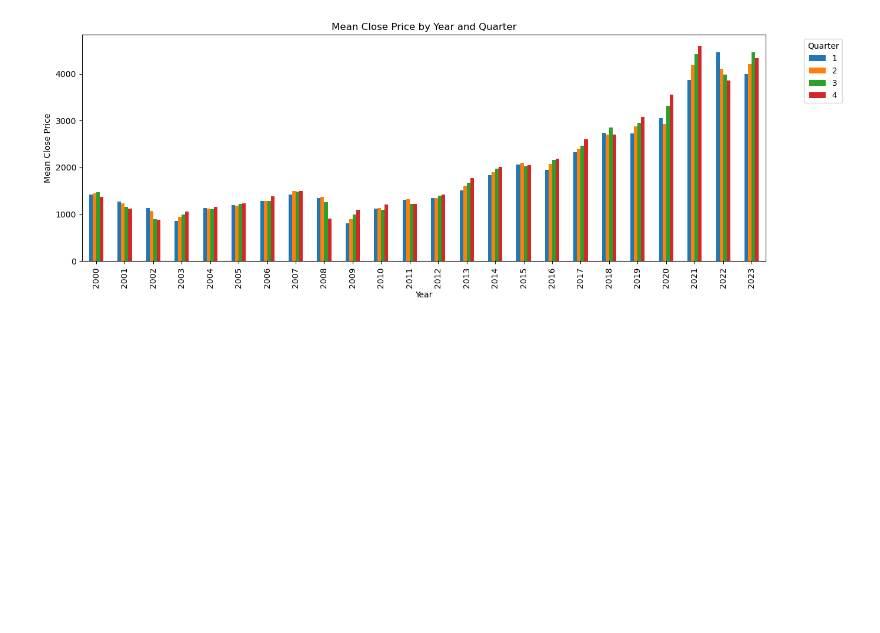
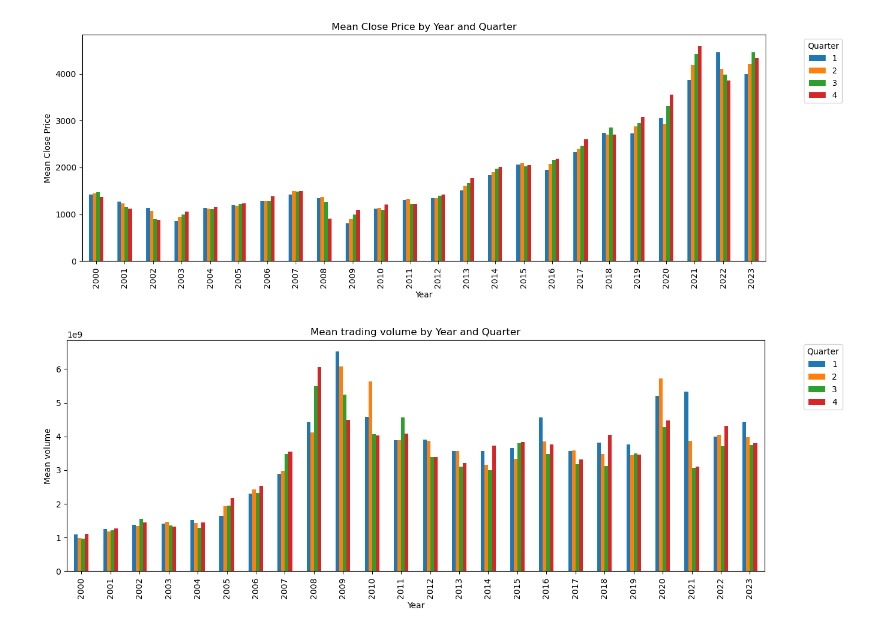
Before and after one commit to karla-mond/stockPred-Mex, a Jupyter notebook: tsf_xgboost.ipynb, the cells around one changed output. Cells and saved outputs as stored; diff of their text form; code cells hidden in the pictures; blank space fills up the shorter version.

```diff
--- a/tsf_xgboost.ipynb
+++ b/tsf_xgboost.ipynb
@@ -131,5 +127,6 @@ df
 | 2023-11-21 | 4538.7700 | 4542.1401 | 4525.5098 | 4538.1899 | 2059443000 | -0.20 | 3.917773e+09 | 4 | November | 2023 |
 6011 rows × 10 columns
 # %%
-temp = df.groupby(['year','quarter'])['close'].mean()
+mean_price = df.groupby(['year','quarter'])['close'].mean()
+mean_volume = df.groupby(['year','quarter'])['volume'].mean()
 # %%
@@ -141,3 +138,12 @@ plt.legend(title='Quarter', bbox_to_anchor=(1.05, 1), loc='upper left')
 plt.show()
 # %% [output]
 [figure]
+# %%
+mean_volume.unstack(level=[1]).plot(kind='bar', figsize=(15, 5))
+plt.title('Mean trading volume by Year and Quarter')
+plt.xlabel('Year')
+plt.ylabel('Mean volume')
+plt.legend(title='Quarter', bbox_to_anchor=(1.05, 1), loc='upper left')
+plt.show()
+# %% [output]
+[figure, added]
```
Also changed, not shown: parts of 8 cells of this notebook.
